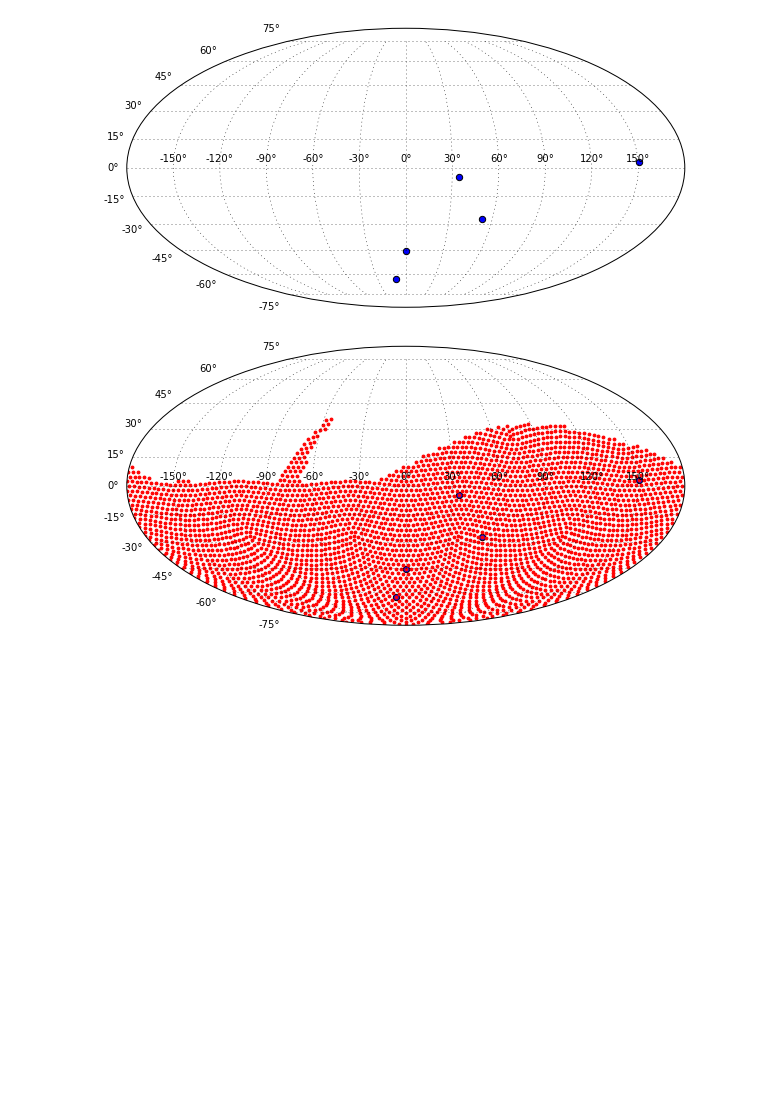
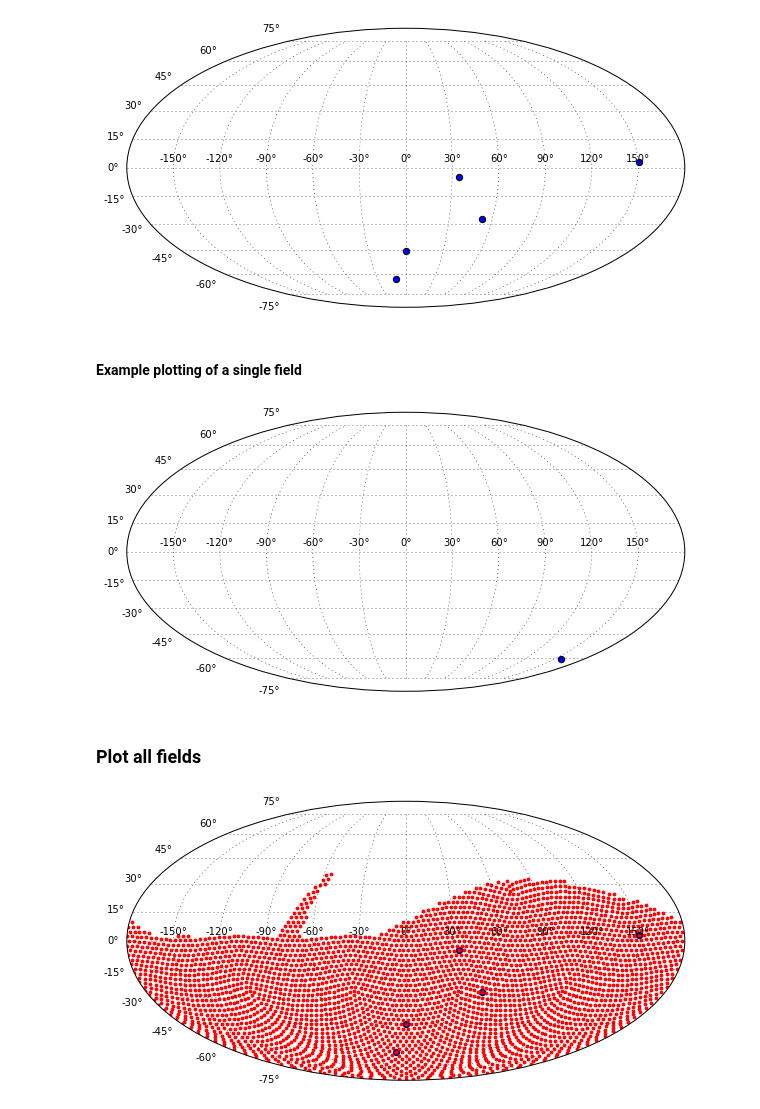
Before and after one commit to LSSTDESC/OpSimSummary, a Jupyter notebook: example/ExploringOpSimOutputs.ipynb, the cells around one changed output. Cells and saved outputs as stored; diff of their text form; code cells hidden in the pictures; blank space fills up the shorter version.

```diff
--- a/example/ExploringOpSimOutputs.ipynb
+++ b/example/ExploringOpSimOutputs.ipynb
@@ -68,7 +68,7 @@ We will look at three different Summaries of OpSim Runs. A summary of the
 # %% [markdown]
 If we knew ahead of time the proposal ID, then we could have done this quicker using
 # %%
-OpSim_combined = pd.read_sql_query('SELECT * FROM SUMMARY WHERE PROPID is ' + str(DD) + ' or ' +str(WFD), engine, index_col='obsHistID')
+OpSim_combined = pd.read_sql_query('SELECT * FROM SUMMARY WHERE PROPID in ({0}, {1})'.format(DD, WFD), engine, index_col='obsHistID')
 # %%
 OpSim_Deep = pd.read_sql_query('SELECT * FROM SUMMARY WHERE PROPID is ' + str(DD), engine, index_col='obsHistID')
 # %% [markdown]
@@ -86,6 +98,17 @@ ax = fig.add_subplot(111, projection='mollweide');
 fig = OpSimDeepSummary.showFields(ax=fig.axes[0], marker='o', s=40)
 # %% [output]
 [figure]
+# %% [markdown]
+#### Example plotting of a single field
+# %%
+fig = plt.figure(figsize=(10, 5))
+ax = fig.add_subplot(111, projection='mollweide');
+opsimFieldSummary = so.SummaryOpsim(OpSim_combined.query('fieldID==347'))
+fig = opsimFieldSummary.showFields(ax=fig.axes[0], marker='o', s=40)
+# %% [output]
+[figure, added]
+# %% [markdown]
+### Plot all fields
 # %%
 OpSimCombinedSummary.showFields(ax=ax, marker='o', color='r', s=8)
 # %% [output]
```
Also changed, not shown: parts of 3 cells of this notebook.
